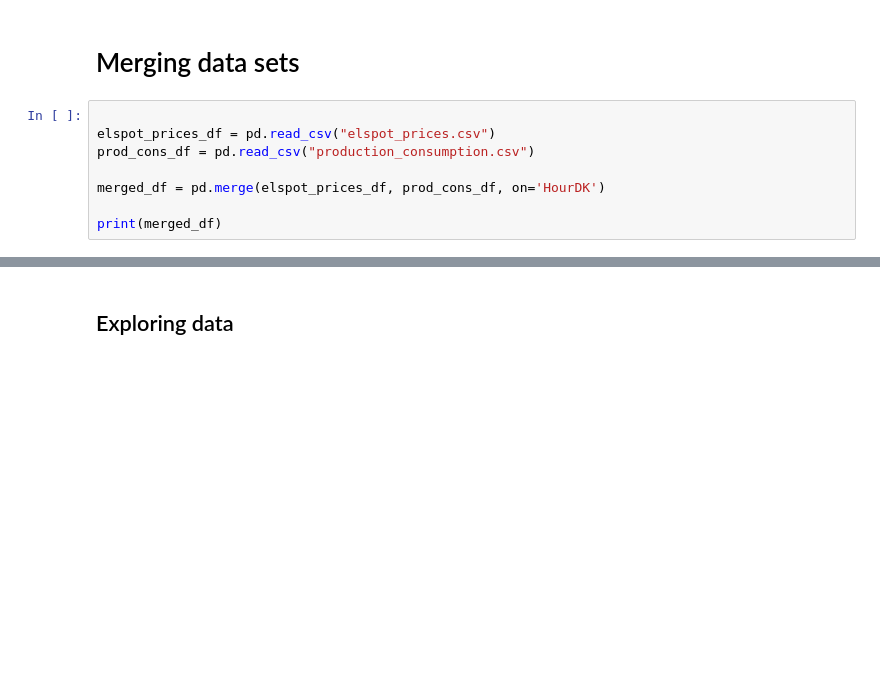
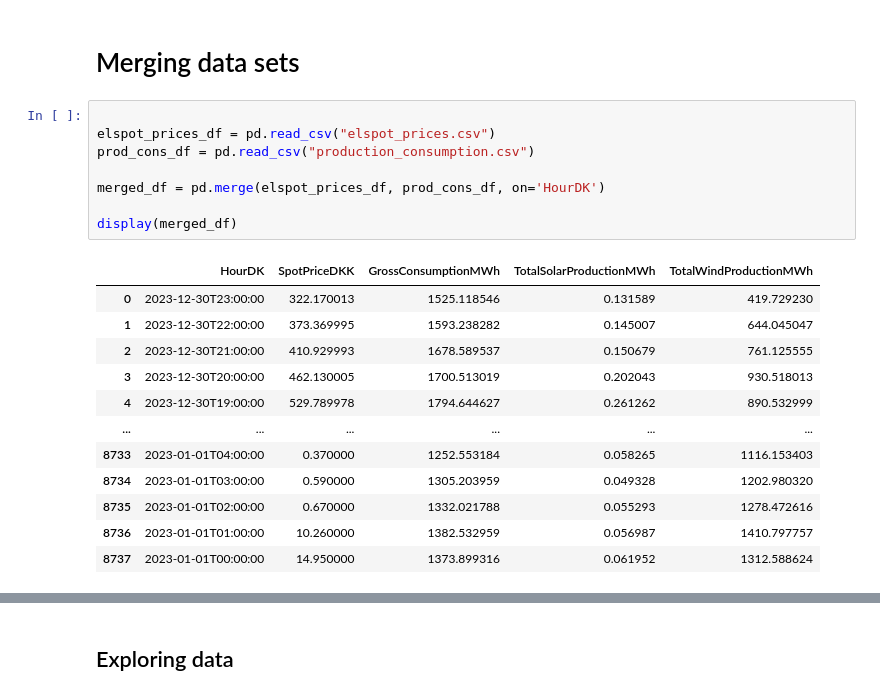
Before and after one commit to NumEconCopenhagen/projects-2024-a-j, a Jupyter notebook: dataproject/dataproject.ipynb, the cells around one changed output, grey strips where cells are left out. Cells and saved outputs as stored; diff of their text form; blank space fills up the shorter version.

```diff
--- a/dataproject/dataproject.ipynb
+++ b/dataproject/dataproject.ipynb
@@ -49,9 +52,21 @@ dataproject.fetch_and_process_data()
 # %%
 
 elspot_prices_df = pd.read_csv("elspot_prices.csv")
 prod_cons_df = pd.read_csv("production_consumption.csv")
 
 merged_df = pd.merge(elspot_prices_df, prod_cons_df, on='HourDK')
 
-print(merged_df)
+display(merged_df)
 # %% [output]
+|  | HourDK | SpotPriceDKK | GrossConsumptionMWh | TotalSolarProductionMWh | TotalWindProductionMWh |
+| 0 | 2023-12-30T23:00:00 | 322.170013 | 1525.118546 | 0.131589 | 419.729230 |
+| 1 | 2023-12-30T22:00:00 | 373.369995 | 1593.238282 | 0.145007 | 644.045047 |
+| 2 | 2023-12-30T21:00:00 | 410.929993 | 1678.589537 | 0.150679 | 761.125555 |
+| 3 | 2023-12-30T20:00:00 | 462.130005 | 1700.513019 | 0.202043 | 930.518013 |
+| 4 | 2023-12-30T19:00:00 | 529.789978 | 1794.644627 | 0.261262 | 890.532999 |
+| ... | ... | ... | ... | ... | ... |
+| 8733 | 2023-01-01T04:00:00 | 0.370000 | 1252.553184 | 0.058265 | 1116.153403 |
+| 8734 | 2023-01-01T03:00:00 | 0.590000 | 1305.203959 | 0.049328 | 1202.980320 |
+| 8735 | 2023-01-01T02:00:00 | 0.670000 | 1332.021788 | 0.055293 | 1278.472616 |
+| 8736 | 2023-01-01T01:00:00 | 10.260000 | 1382.532959 | 0.056987 | 1410.797757 |
+| 8737 | 2023-01-01T00:00:00 | 14.950000 | 1373.899316 | 0.061952 | 1312.588624 |
```
Also changed, not shown: parts of 3 cells of this notebook, 2 other files.
